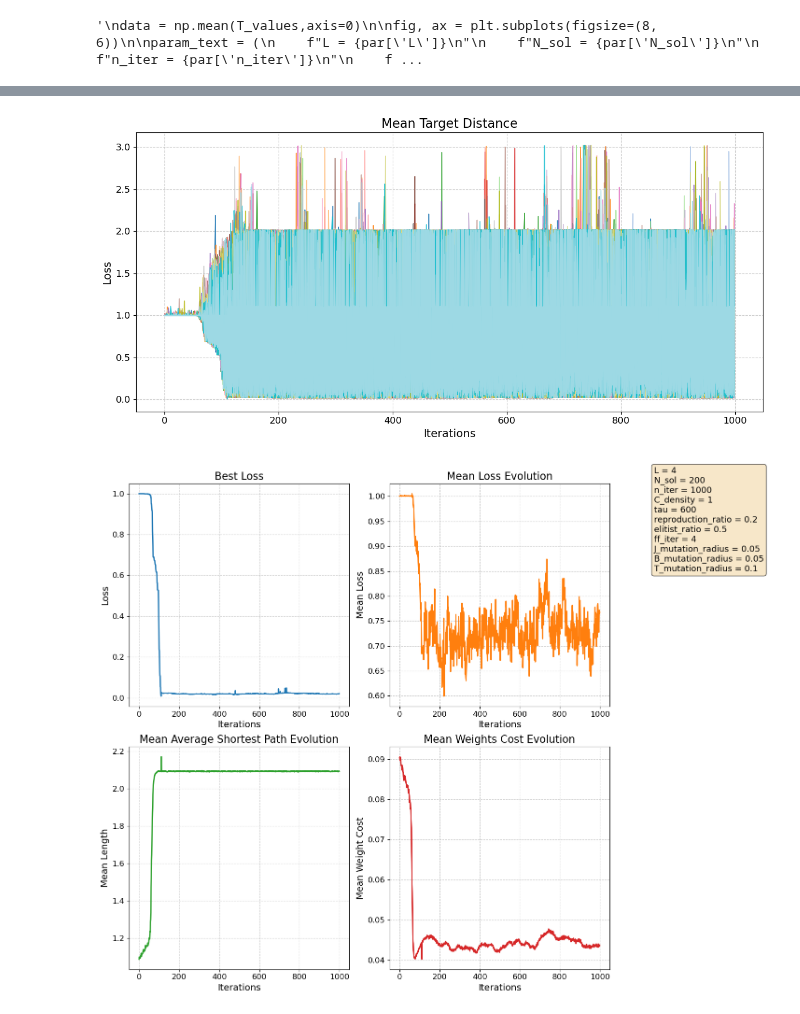
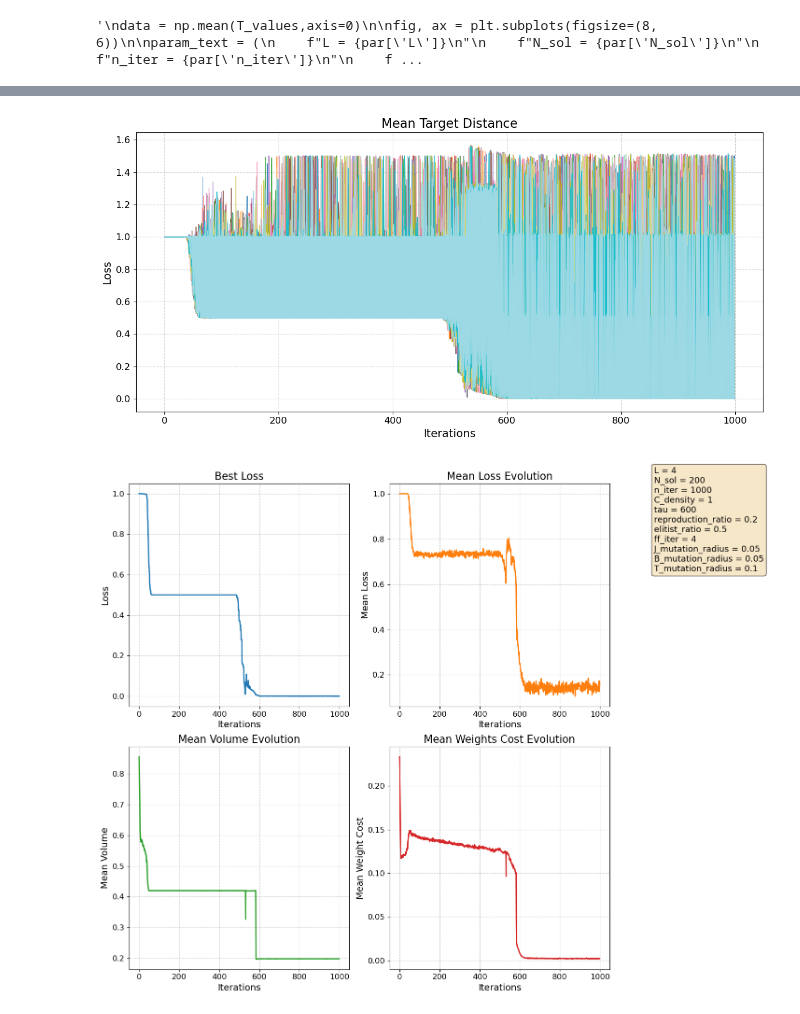
Before and after one commit to pietromalagoli/NeuronEvolution, a Jupyter notebook: main/model_ricard.ipynb, the cells around one changed output, grey strips where cells are left out. Saved outputs shown, nothing was run; the diff lists cells and outputs as text; code cells hidden in the pictures.

Commit message:
For L=4 it worked. Also added volume evolution plot and a network graph figure

```diff
--- a/main/model_ricard.ipynb
+++ b/main/model_ricard.ipynb
@@ -20,7 +20,7 @@ import seaborn as sns
 import model_ricard as m       # I've put all the functions in a separate Python file
 # %%
 # parameters of the simulation
-par={'L': 3,                    # side length of the squared lattice
+par={'L': 4,                    # side length of the squared lattice
      'p_self_link': 0,         # probability for each cell of having a self link
      'C_density': 1,                       # initial density of links
      'J_range': [-1,+1],                       # define the possible value for J.
@@ -69,4 +53,4 @@ state:[-0.44175316  0.44826748 -0.17834022  0.26762067 -0.0020355  -0.18634199
 # %%
-solutions, lmean, mean_t_dist, mean_weight_cost, loss_ev, mean_asp,T_values = m.evolution(par,verb=1,gen_verb=False,stat=True,early_stop=False)
+solutions, lmean, mean_t_dist, mean_weight_cost, loss_ev, mean_asp,T_values, mean_volume = m.evolution(par,verb=1,gen_verb=False,stat=True,early_stop=False)
 # %% [output]
 Iteration #0...
@@ -287,7 +322,7 @@ plt.grid(True, linestyle='--', alpha=0.6)
 plt.tick_params(axis='both', labelsize=12)
 plt.tight_layout()
 # %% [output]
-[figure, old version]
+[figure, new version]
 # %%
 fig, axs = plt.subplots(2, 2, figsize=(16, 12))
 
@@ -308,6 +343,7 @@ axs[0, 1].set_ylabel('Mean Loss', fontsize=14)
 axs[0, 1].grid(True, linestyle='--', alpha=0.6)
 axs[0, 1].tick_params(axis='both', labelsize=12)
 
+'''
 # Mean Average Shortest Path Evolution
 axs[1, 0].plot(mean_asp, color='tab:green', linewidth=2)
 axs[1, 0].set_title('Mean Average Shortest Path Evolution', fontsize=16)
@@ -315,40 +351,48 @@ axs[1, 0].set_xlabel('Iterations', fontsize=14)
 axs[1, 0].set_ylabel('Mean Length', fontsize=14)
 axs[1, 0].grid(True, linestyle='--', alpha=0.6)
 axs[1, 0].tick_params(axis='both', labelsize=12)
+'''
+# Mean Volume Evolution
+axs[1, 0].plot(mean_volume, color='tab:green', linewidth=2)
+axs[1, 0].set_title('Mean Volume Evolution', fontsize=16)
+axs[1, 0].set_xlabel('Iterations', fontsize=14)
+axs[1, 0].set_ylabel('Mean Volume', fontsize=14)
+axs[1, 0].grid(True, linestyle='--', alpha=0.6)
+axs[1, 0].tick_params(axis='both', labelsize=12)
 
-# Mean Volume Evolution
+# Mean Weights Cost Evolution
 axs[1, 1].plot(mean_weight_cost, color='tab:red', linewidth=2)
 axs[1, 1].set_title('Mean Weights Cost Evolution', fontsize=16)
 axs[1, 1].set_xlabel('Iterations', fontsize=14)
 axs[1, 1].set_ylabel('Mean Weight Cost', fontsize=14)
 axs[1, 1].grid(True, linestyle='--', alpha=0.6)
 axs[1, 1].tick_params(axis='both', labelsize=12)
 
 # Prepare parameter text
 param_text = (
     f"L = {par['L']}\n"
     f"N_sol = {par['N_sol']}\n"
     f"n_iter = {par['n_iter']}\n"
     f"C_density = {par['C_density']}\n"
     f"tau = {par['tau']}\n"
     f"reproduction_ratio = {par['reproduction_ratio']}\n"
     f"elitist_ratio = {par['elitist_ratio']}\n"
     f"ff_iter = {par['ff_iter']}\n"
     f"J_mutation_radius = {par['J_mutation_radius']}\n"
     f"B_mutation_radius = {par['B_mutation_radius']}\n"
     f"T_mutation_radius = {par['T_mutation_radius']}"
 )
 
 # Add parameter box
 fig.text(0.75, 0.95, param_text, fontsize=13, va='top', ha='left',
          bbox=dict(boxstyle='round', facecolor='wheat', alpha=0.7))
 
 plt.tight_layout(rect=[0, 0, 0.7, 1])
 plt.subplots_adjust(top=0.92)
 plt.savefig('plots/loss.png', dpi=150)
 plt.show()
 # %% [output]
-[figure, old version]
+[figure, new version]
 # %%
 fig, axs = plt.subplots(2, 2, figsize=(16, 12))
 
```
Also changed, not shown: parts of 12 cells of this notebook, 7 other files.
